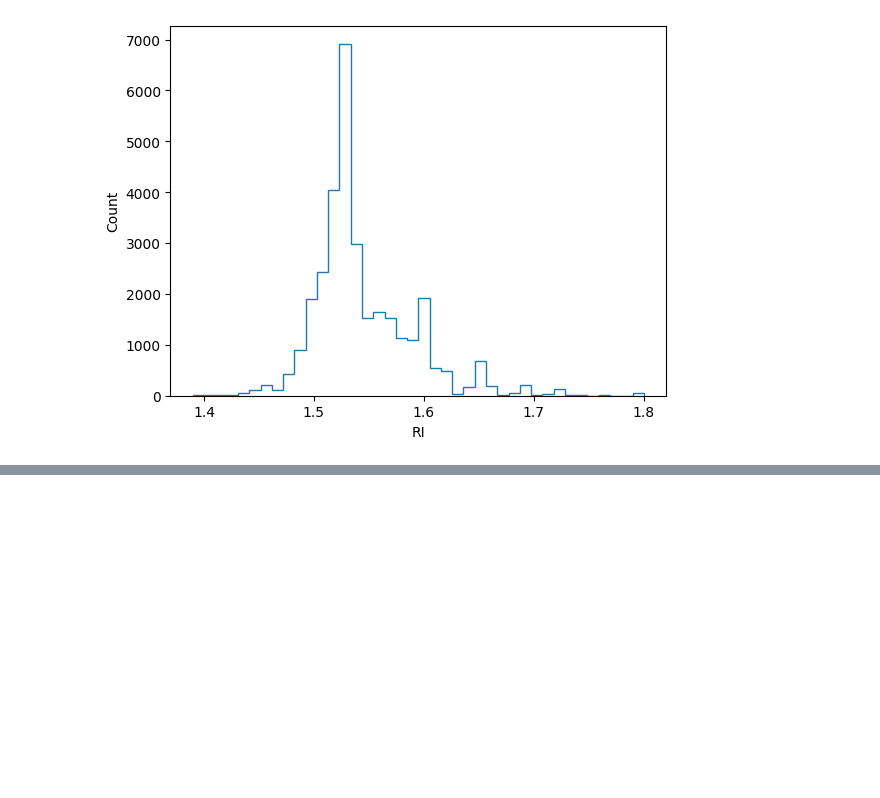
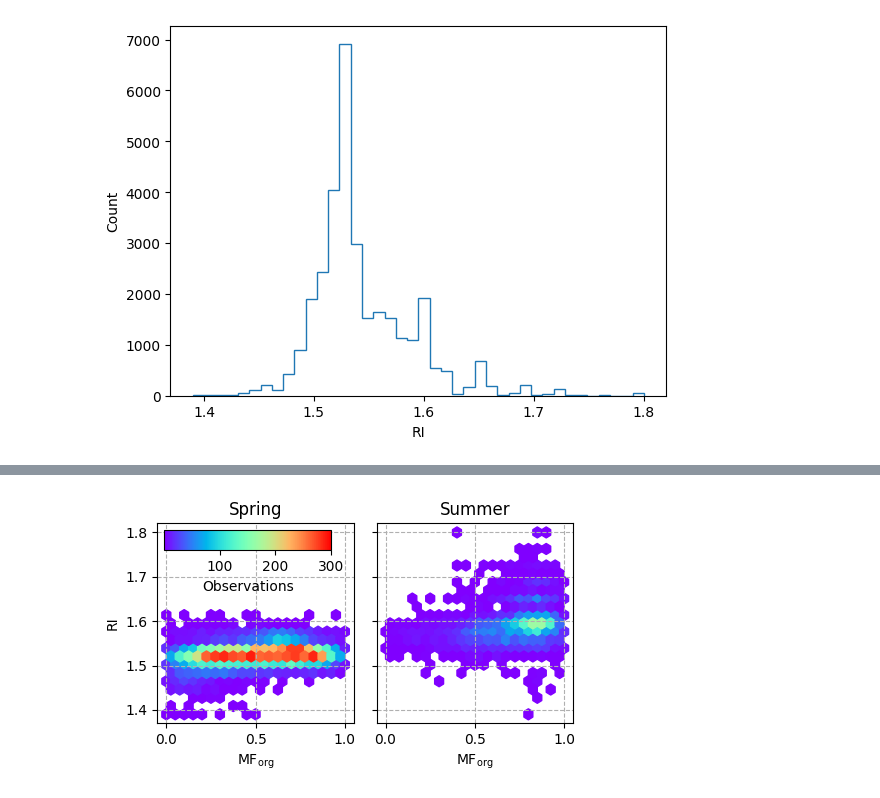
Before and after one commit to csoloff/ARCSIX_DASH_RI, a Jupyter notebook: scripts/02_investigate.ipynb, the cells around one changed output, grey strips where cells are left out. Saved outputs shown, nothing was run; the diff lists cells and outputs as text; code cells hidden in the pictures; blank space fills up the shorter version.

Commit message:
merged data, made more plots

```diff
--- a/scripts/02_investigate.ipynb
+++ b/scripts/02_investigate.ipynb
@@ -5,6 +5,7 @@ import numpy as np
 from mpl_toolkits.axes_grid1.inset_locator import inset_axes
 # %%
 d = pd.read_csv('../tables/d.csv', parse_dates=['Time_Start', 'Time_Stop', 'Time_Mid'])
+d['tot'] = d[['Org_AMS_STP', 'SO4_AMS_STP', 'NO3_AMS_STP', 'NH4_AMS_STP', 'Chl_AMS_STP']].sum(axis=1)
 d_no_na = d.dropna(subset=['RI']).reset_index(drop=True)
 ind = list(range(0, len(d_no_na)))
 d_sp = d_no_na[d_no_na['Time_Mid']<'2024-07-01'].reset_index(drop=True)
@@ -143,0 +157,24 @@ Text(0, 0.5, 'Count')
+# %%
+fig, axes = plt.subplots(1,2, sharex=True, sharey=True, figsize=(5,3))
+ds = [d_sp, d_su]
+
+
+for i, ax in enumerate(axes):
+    di = ds[i]
+    di = di[(di['Org_AMS_STP']/di['tot']<1) & (di['Org_AMS_STP']/di['tot']>0)]
+    hb = ax.hexbin(di['Org_AMS_STP']/di['tot'], di['RI'], gridsize=20, cmap='rainbow', mincnt=1, vmin=1, vmax=300, extent=[0, 1, d['RI'].min(), d['RI'].max()])
+    ax.set_xlabel(r'MF$_{\rm org}$')
+    ax.set_title(['Spring', 'Summer'][i])
+    # Add grid lines
+    ax.grid(True, linestyle='--', alpha=1)
+
+cbaxes = inset_axes(axes[0], width="85%", height="10%", loc='upper left')
+cbar = plt.colorbar(hb, cax=cbaxes, label='Observations', location='top',pad=-.05)  # Add a colorbar for density
+cbar.ax.xaxis.set_ticks_position('bottom')
+cbar.ax.xaxis.set_label_position('bottom')
+
+axes[0].set_ylabel('RI')
+fig.tight_layout()
+fig.savefig('../figures/RI_MF_org_hexbin.png', dpi=600, bbox_inches='tight')
+# %% [output]
+[figure, added]
```
Also changed, not shown: parts of 4 cells of this notebook, 1 other file.
